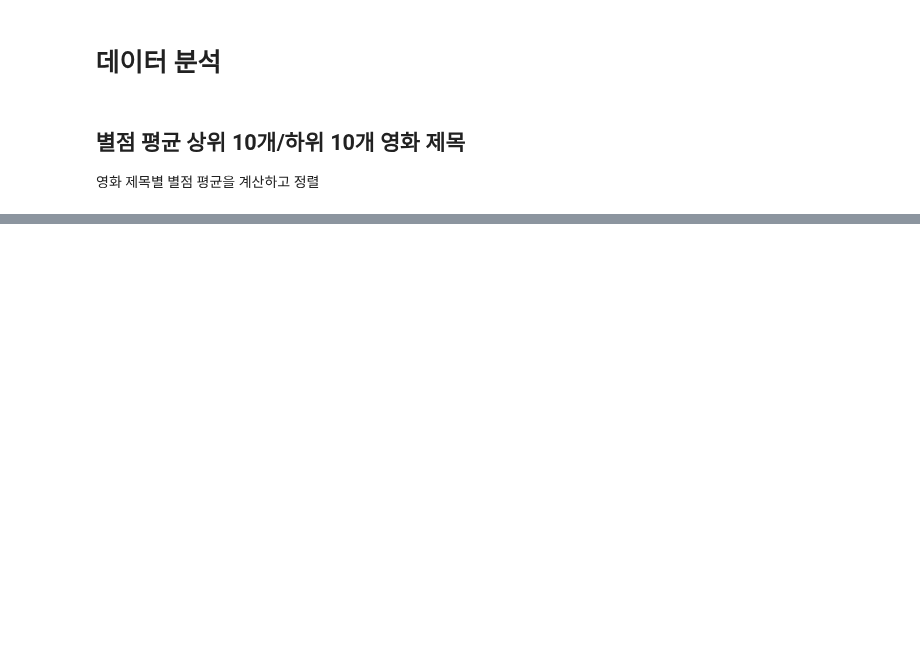
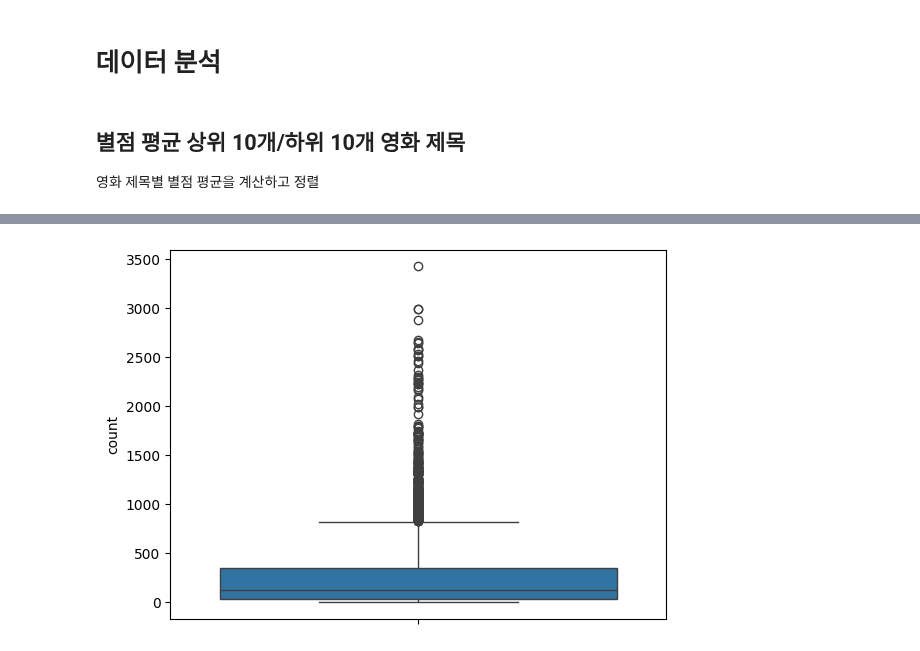
Before and after one commit to JakeOh/202511_BD53, a Jupyter notebook: lab_python/da14_movielens.ipynb, the cells around one changed output, grey strips where cells are left out. Drawn from its saved outputs; the diff is of its cells as text; code cells hidden in the pictures; blank space fills up the shorter version.

```diff
--- a/lab_python/da14_movielens.ipynb
+++ b/lab_python/da14_movielens.ipynb
@@ -286,0 +354,2 @@ plt.show()
+# %%
+title_count = df.title.value_counts()  # 영화 제목 빈도수
@@ -286,0 +408,5 @@ plt.show()
+# %%
+sns.boxplot(data=title_count)
+plt.show()
+# %% [output]
+[figure, added]
```
Also changed, not shown: parts of 13 cells of this notebook.
